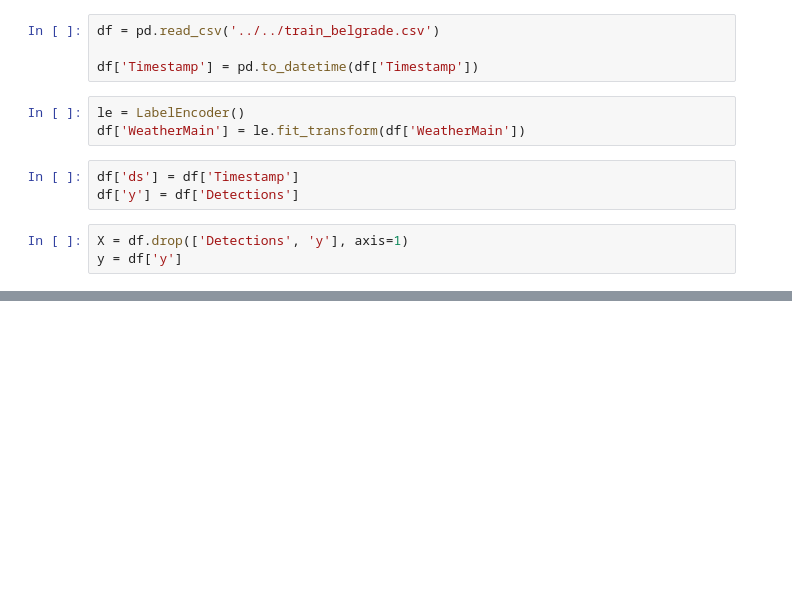
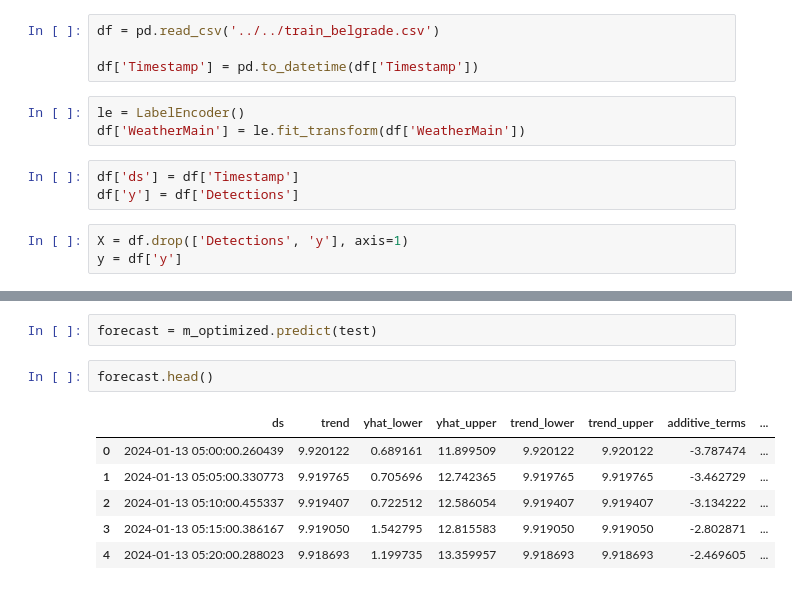
Before and after one commit to pavleglusac/SIAP-NM, a Jupyter notebook: models/Prophet/train.ipynb, the cells around one changed output, grey strips where cells are left out. Cells and saved outputs as stored; diff of their text form; blank space fills up the shorter version.

```diff
--- a/models/Prophet/train.ipynb
+++ b/models/Prophet/train.ipynb
@@ -248,0 +246,11 @@ m_optimized.fit(df)
+# %%
+forecast = m_optimized.predict(test)
+# %%
+forecast.head()
+# %% [output]
+|  | ds | trend | yhat_lower | yhat_upper | trend_lower | trend_upper | additive_terms | ... |
+| 0 | 2024-01-13 05:00:00.260439 | 9.920122 | 0.689161 | 11.899509 | 9.920122 | 9.920122 | -3.787474 | ... |
+| 1 | 2024-01-13 05:05:00.330773 | 9.919765 | 0.705696 | 12.742365 | 9.919765 | 9.919765 | -3.462729 | ... |
+| 2 | 2024-01-13 05:10:00.455337 | 9.919407 | 0.722512 | 12.586054 | 9.919407 | 9.919407 | -3.134222 | ... |
+| 3 | 2024-01-13 05:15:00.386167 | 9.919050 | 1.542795 | 12.815583 | 9.919050 | 9.919050 | -2.802871 | ... |
+| 4 | 2024-01-13 05:20:00.288023 | 9.918693 | 1.199735 | 13.359957 | 9.918693 | 9.918693 | -2.469605 | ... |
```
Also changed, not shown: parts of 23 cells of this notebook, 6 other files.
